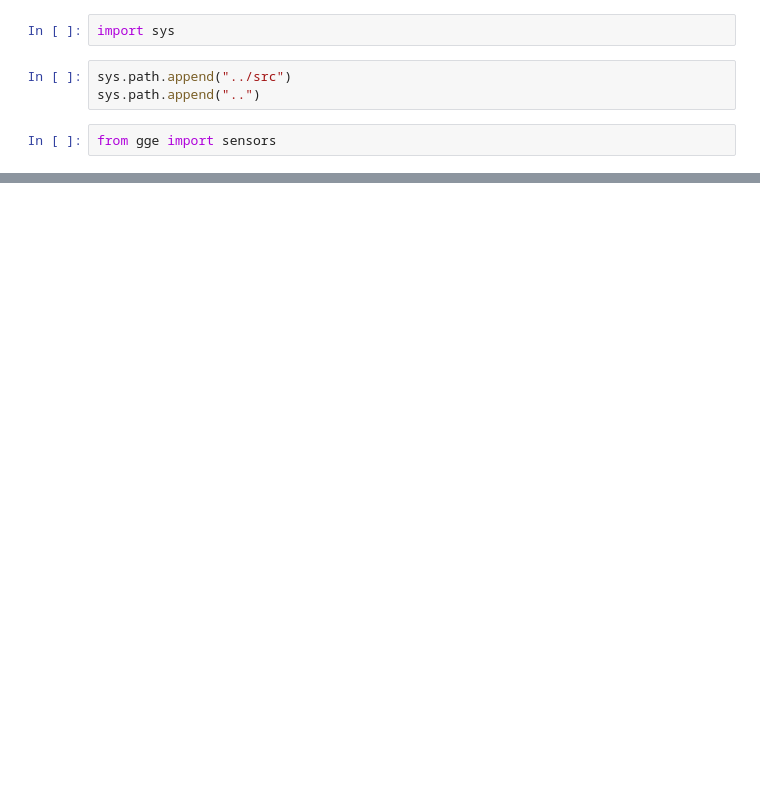
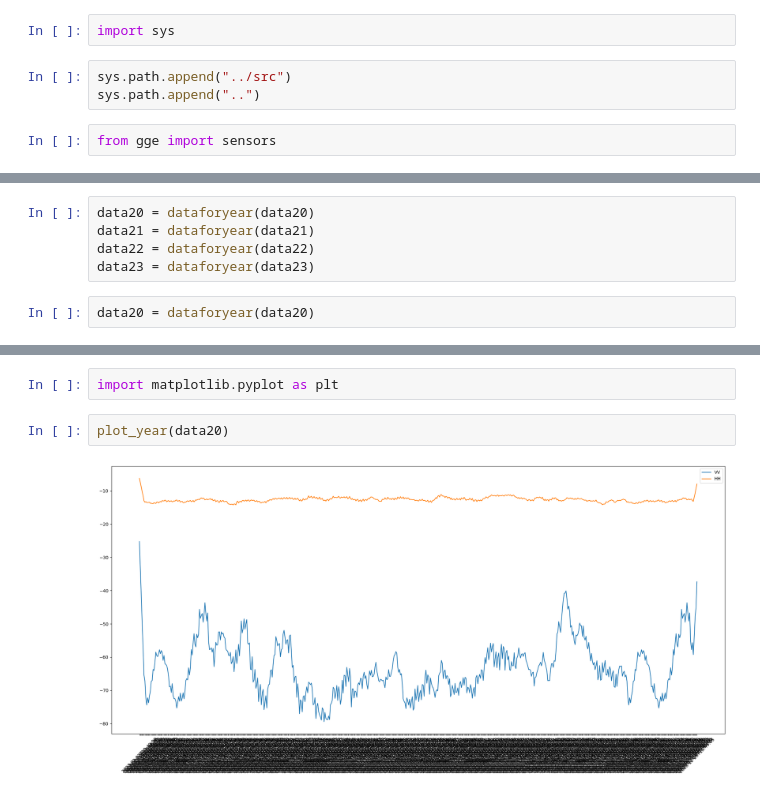
Before and after one commit to aalling93/gge, a Jupyter notebook: Notebooks/Sentinel1.ipynb, the cells around one changed output, grey strips where cells are left out. Drawn from its saved outputs; the diff is of its cells as text; blank space fills up the shorter version.

```diff
--- a/Notebooks/Sentinel1.ipynb
+++ b/Notebooks/Sentinel1.ipynb
@@ -15,0 +73,7 @@ sentinel1 = sensors.Sentinel1()
+# %%
+data20 = dataforyear(data20)
+data21 = dataforyear(data21)
+data22 = dataforyear(data22)
+data23 = dataforyear(data23)
+# %%
+data20 = dataforyear(data20)
@@ -15,0 +216,6 @@ sentinel1 = sensors.Sentinel1()
+# %%
+import matplotlib.pyplot as plt
+# %%
+plot_year(data20)
+# %% [output]
+[figure, added]
```
Also changed, not shown: parts of 43 cells of this notebook, 8 other files.
